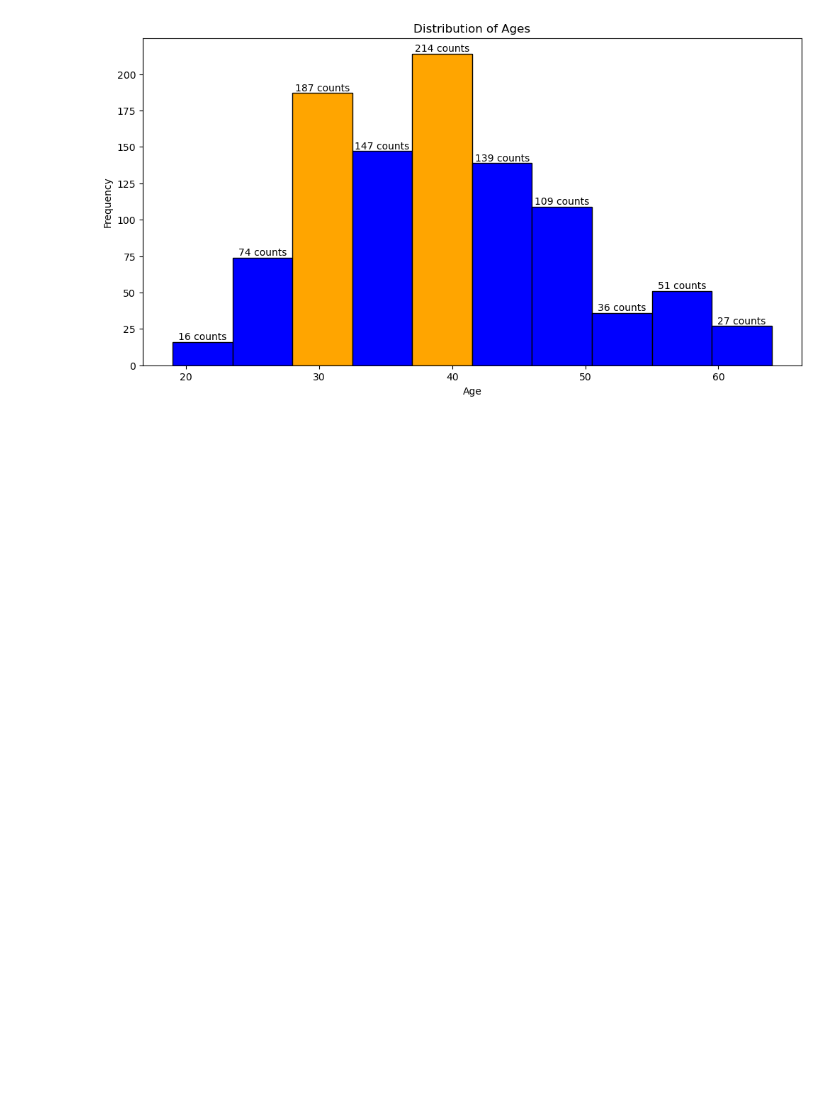
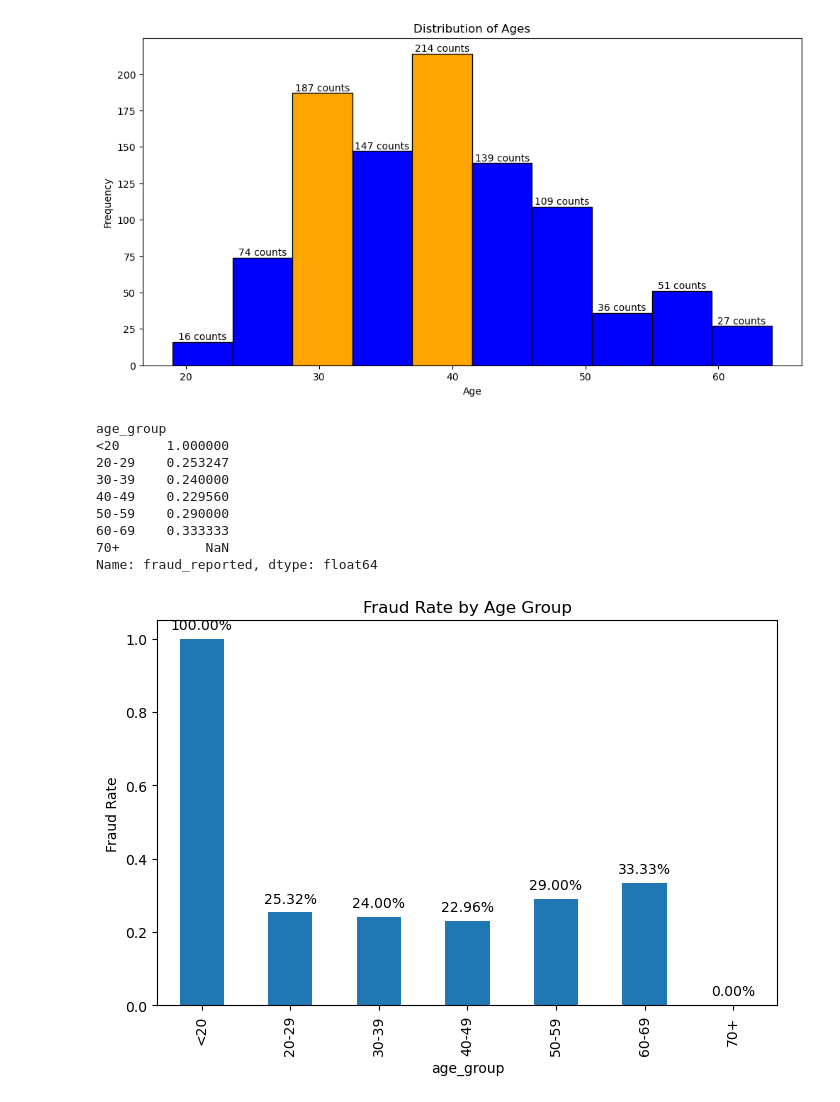
Before and after one commit to oaj1/Insurance_Claims, a Jupyter notebook: Insurance_Claims_EDA.ipynb, the cells around one changed output. Drawn from its saved outputs; the diff is of its cells as text; code cells hidden in the pictures; blank space fills up the shorter version.

```diff
--- a/Insurance_Claims_EDA.ipynb
+++ b/Insurance_Claims_EDA.ipynb
@@ -128,3 +128,34 @@ plt.ylabel('Frequency')
 plt.show()
 # %% [output]
 [figure]
+# %%
+# Create age bins
+bins = [0, 20, 30, 40, 50, 60, 70, 100]
+labels = ['<20','20-29','30-39','40-49','50-59','60-69','70+']
+df['age_group'] = pd.cut(df['age'], bins=bins, labels=labels, right=False)
+
+# Fraud rate per age group
+fraud_by_group = df.groupby('age_group')['fraud_reported'].apply(lambda x: (x=='Y').mean())
+
+print(fraud_by_group)
+
+# Plot fraud rate by age group
+ax = fraud_by_group.plot(kind='bar', figsize=(8,5), ylabel='Fraud Rate', title='Fraud Rate by Age Group')
+
+for p in ax.patches:
+    height = p.get_height()
+    ax.annotate(f'{height:.2%}', (p.get_x() + p.get_width() / 2, height),
+                ha='center', va='bottom', fontsize=10, color='black', xytext=(0, 5), textcoords='offset points')
+
+plt.show()
+# %% [output]
+age_group
+<20      1.000000
+20-29    0.253247
+30-39    0.240000
+40-49    0.229560
+50-59    0.290000
+60-69    0.333333
+70+           NaN
+Name: fraud_reported, dtype: float64
+[figure, added]
```
Also changed, not shown: parts of 2 cells of this notebook.
